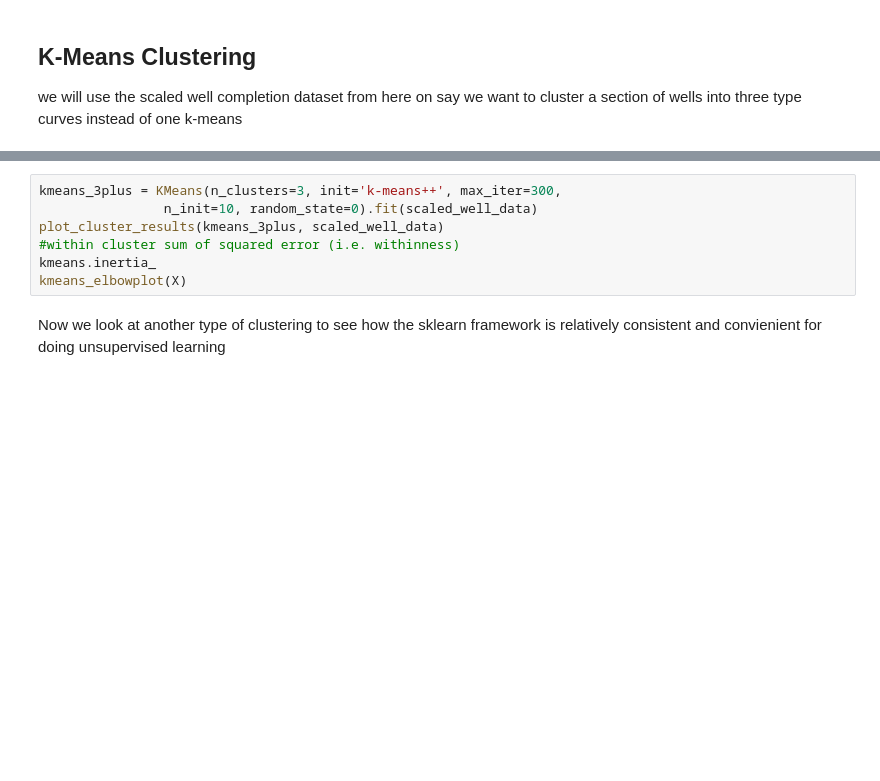
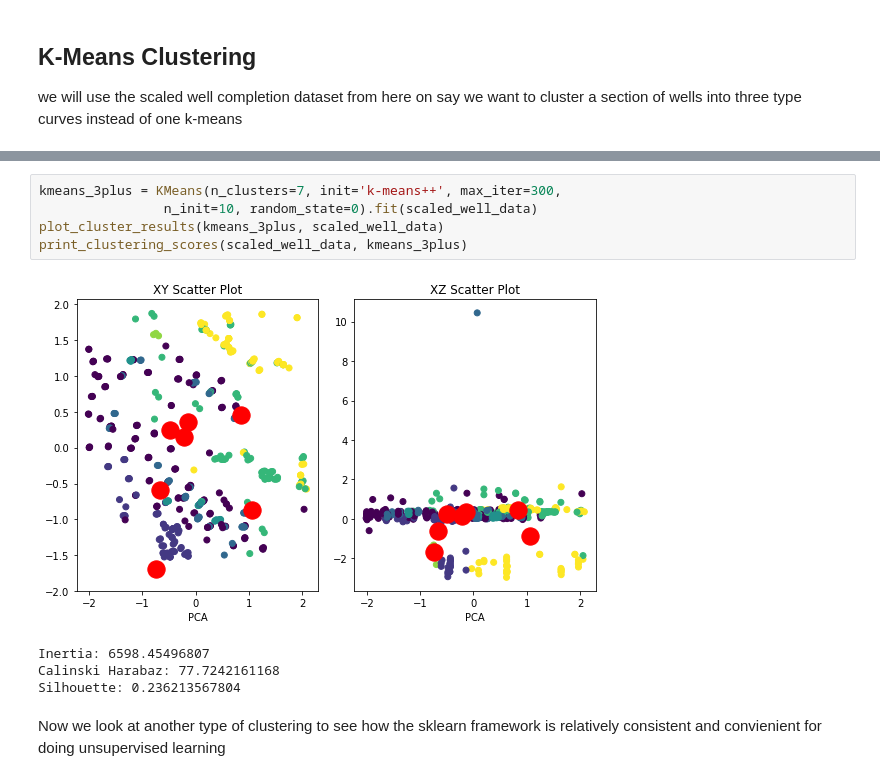
Before and after one commit to untapped-energy/clustering, a Jupyter notebook: code/3_clustering.ipynb, the cells around one changed output, grey strips where cells are left out. Drawn from its saved outputs; the diff is of its cells as text; blank space fills up the shorter version.

```diff
--- a/code/3_clustering.ipynb
+++ b/code/3_clustering.ipynb
@@ -47,10 +48,13 @@ kmeans_elbowplot(X)
 # %%
-kmeans_3plus = KMeans(n_clusters=3, init='k-means++', max_iter=300,
+kmeans_3plus = KMeans(n_clusters=7, init='k-means++', max_iter=300,
                 n_init=10, random_state=0).fit(scaled_well_data)
 plot_cluster_results(kmeans_3plus, scaled_well_data)
-#within cluster sum of squared error (i.e. withinness)
-kmeans.inertia_
-kmeans_elbowplot(X)
+print_clustering_scores(scaled_well_data, kmeans_3plus)
+# %% [output]
+[figure, added]
+Inertia: 6598.45496807
+Calinski Harabaz: 77.7242161168
+Silhouette: 0.236213567804
 # %% [markdown]
 Now we look at another type of clustering to see how the sklearn framework is relatively consistent and convienient for doing unsupervised learning
 # %%
```
Also changed, not shown: parts of 7 cells of this notebook, 2 other files.
